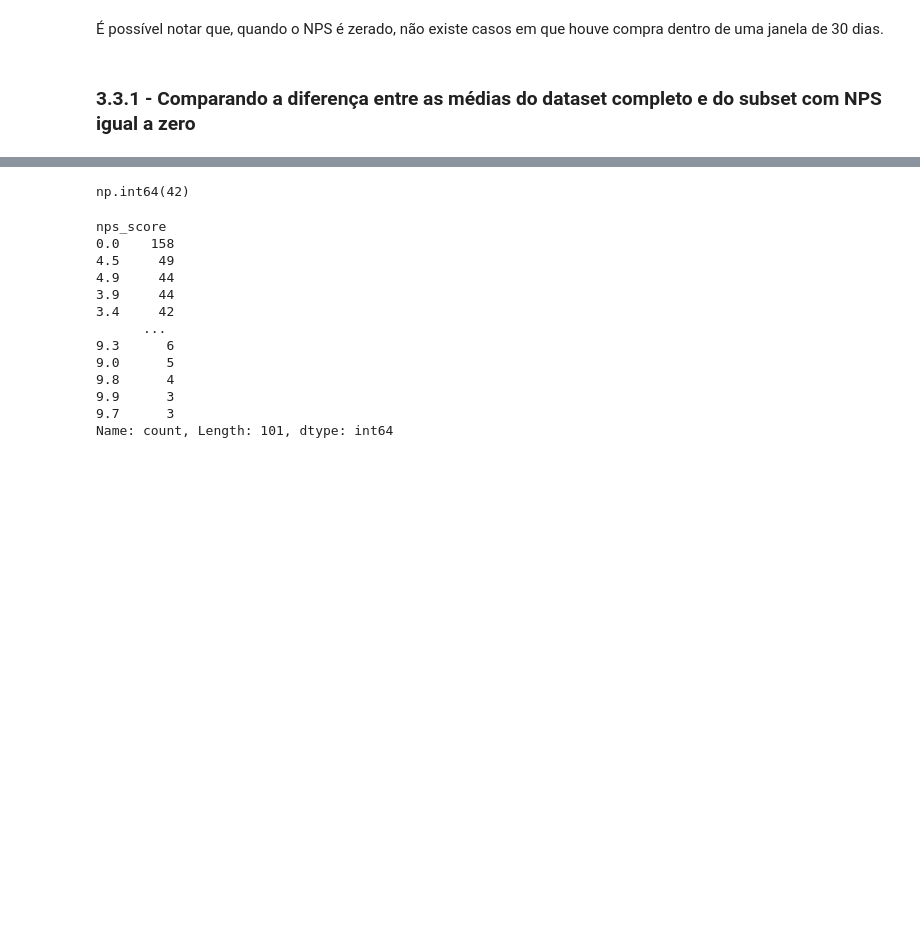
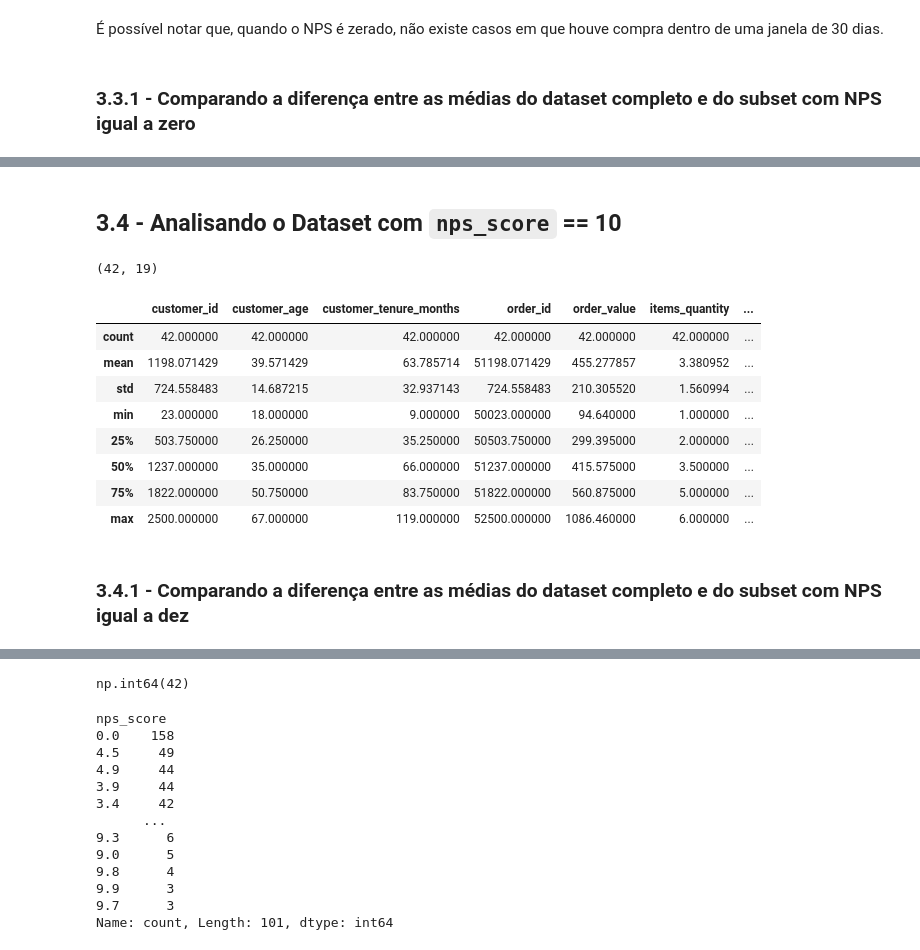
Before and after one commit to ViniciusTMiura/1AIST_projects, a Jupyter notebook: tech-challenge-01/notebooks/01_EDA_notebook.ipynb, the cells around one changed output, grey strips where cells are left out. Drawn from its saved outputs; the diff is of its cells as text; code cells hidden in the pictures; blank space fills up the shorter version.

```diff
--- a/tech-challenge-01/notebooks/01_EDA_notebook.ipynb
+++ b/tech-challenge-01/notebooks/01_EDA_notebook.ipynb
@@ -504,0 +518,23 @@ Name: perc_diff, dtype: float64
+# %% [markdown]
+## 3.4 - Analisando o Dataset com `nps_score` == 10
+# %%
+df_dez = df[df['nps_score'] == 10]
+# Dimensão do dataset
+df_dez.shape
+# %% [output]
+(42, 19)
+# %%
+# Analisando as estatísticas descritivas do subset
+df_dez.describe()
+# %% [output]
+|  | customer_id | customer_age | customer_tenure_months | order_id | order_value | items_quantity | ... |
+| count | 42.000000 | 42.000000 | 42.000000 | 42.000000 | 42.000000 | 42.000000 | ... |
+| mean | 1198.071429 | 39.571429 | 63.785714 | 51198.071429 | 455.277857 | 3.380952 | ... |
+| std | 724.558483 | 14.687215 | 32.937143 | 724.558483 | 210.305520 | 1.560994 | ... |
+| min | 23.000000 | 18.000000 | 9.000000 | 50023.000000 | 94.640000 | 1.000000 | ... |
+| 25% | 503.750000 | 26.250000 | 35.250000 | 50503.750000 | 299.395000 | 2.000000 | ... |
+| 50% | 1237.000000 | 35.000000 | 66.000000 | 51237.000000 | 415.575000 | 3.500000 | ... |
+| 75% | 1822.000000 | 50.750000 | 83.750000 | 51822.000000 | 560.875000 | 5.000000 | ... |
+| max | 2500.000000 | 67.000000 | 119.000000 | 52500.000000 | 1086.460000 | 6.000000 | ... |
+# %% [markdown]
+### 3.4.1 - Comparando a diferença entre as médias do dataset completo e do subset com NPS igual a dez
```
Also changed, not shown: parts of 17 cells of this notebook, 2 other files.
